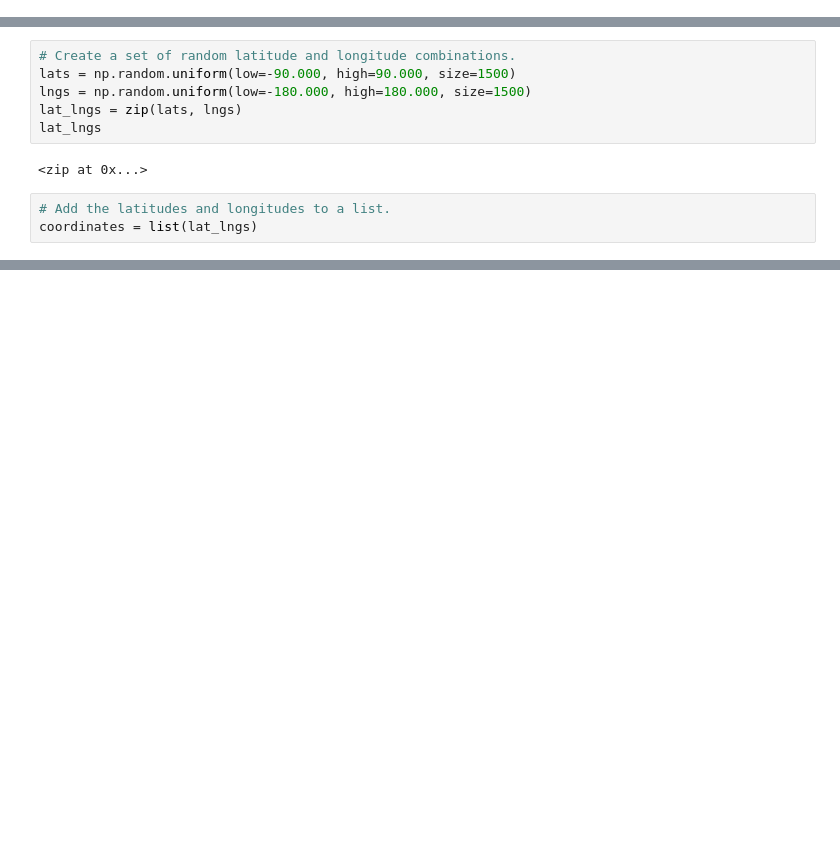
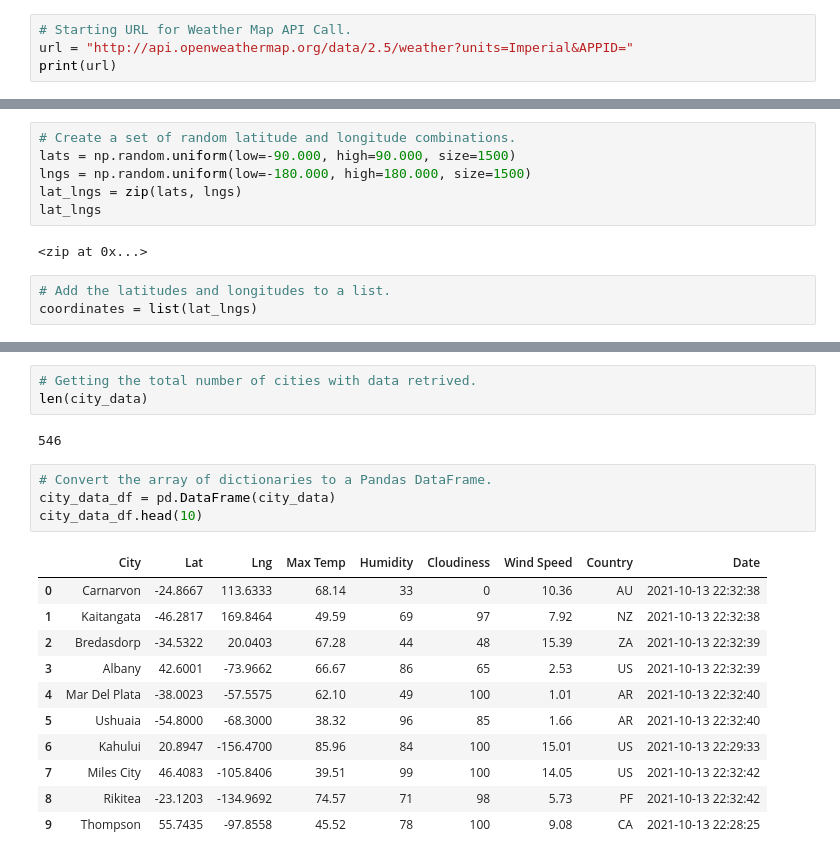
Before and after one commit to likenberry/World_Weather_Analysis, a Jupyter notebook: WeatherPy.ipynb, the cells around one changed output, grey strips where cells are left out. Saved outputs shown, nothing was run; the diff lists cells and outputs as text; blank space fills up the shorter version.

Commit message:
Modifying gitignore and WeatherPy.ipynb file

```diff
--- a/WeatherPy.ipynb
+++ b/WeatherPy.ipynb
@@ -10,0 +19,4 @@ Using matplotlib backend: MacOSX
+# %%
+# Starting URL for Weather Map API Call.
+url = "http://api.openweathermap.org/data/2.5/weather?units=Imperial&APPID="
+print(url)
@@ -35,0 +128,21 @@ len(cities)
+# %%
+# Getting the total number of cities with data retrived.
+len(city_data)
+# %% [output]
+546
+# %%
+# Convert the array of dictionaries to a Pandas DataFrame.
+city_data_df = pd.DataFrame(city_data)
+city_data_df.head(10)
+# %% [output]
+|  | City | Lat | Lng | Max Temp | Humidity | Cloudiness | Wind Speed | Country | Date |
+| 0 | Carnarvon | -24.8667 | 113.6333 | 68.14 | 33 | 0 | 10.36 | AU | 2021-10-13 22:32:38 |
+| 1 | Kaitangata | -46.2817 | 169.8464 | 49.59 | 69 | 97 | 7.92 | NZ | 2021-10-13 22:32:38 |
+| 2 | Bredasdorp | -34.5322 | 20.0403 | 67.28 | 44 | 48 | 15.39 | ZA | 2021-10-13 22:32:39 |
+| 3 | Albany | 42.6001 | -73.9662 | 66.67 | 86 | 65 | 2.53 | US | 2021-10-13 22:32:39 |
+| 4 | Mar Del Plata | -38.0023 | -57.5575 | 62.10 | 49 | 100 | 1.01 | AR | 2021-10-13 22:32:40 |
+| 5 | Ushuaia | -54.8000 | -68.3000 | 38.32 | 96 | 85 | 1.66 | AR | 2021-10-13 22:32:40 |
+| 6 | Kahului | 20.8947 | -156.4700 | 85.96 | 84 | 100 | 15.01 | US | 2021-10-13 22:29:33 |
+| 7 | Miles City | 46.4083 | -105.8406 | 39.51 | 99 | 100 | 14.05 | US | 2021-10-13 22:32:42 |
+| 8 | Rikitea | -23.1203 | -134.9692 | 74.57 | 71 | 98 | 5.73 | PF | 2021-10-13 22:32:42 |
+| 9 | Thompson | 55.7435 | -97.8558 | 45.52 | 78 | 100 | 9.08 | CA | 2021-10-13 22:28:25 |
```
Also changed, not shown: parts of 7 cells of this notebook.
